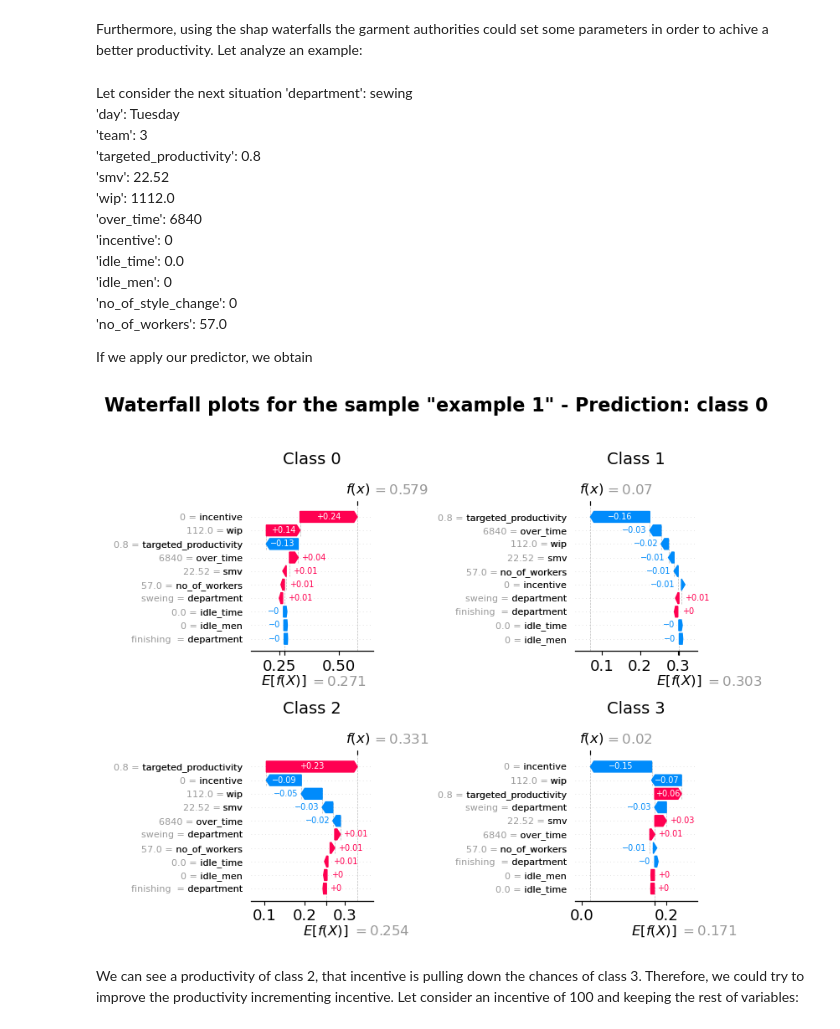
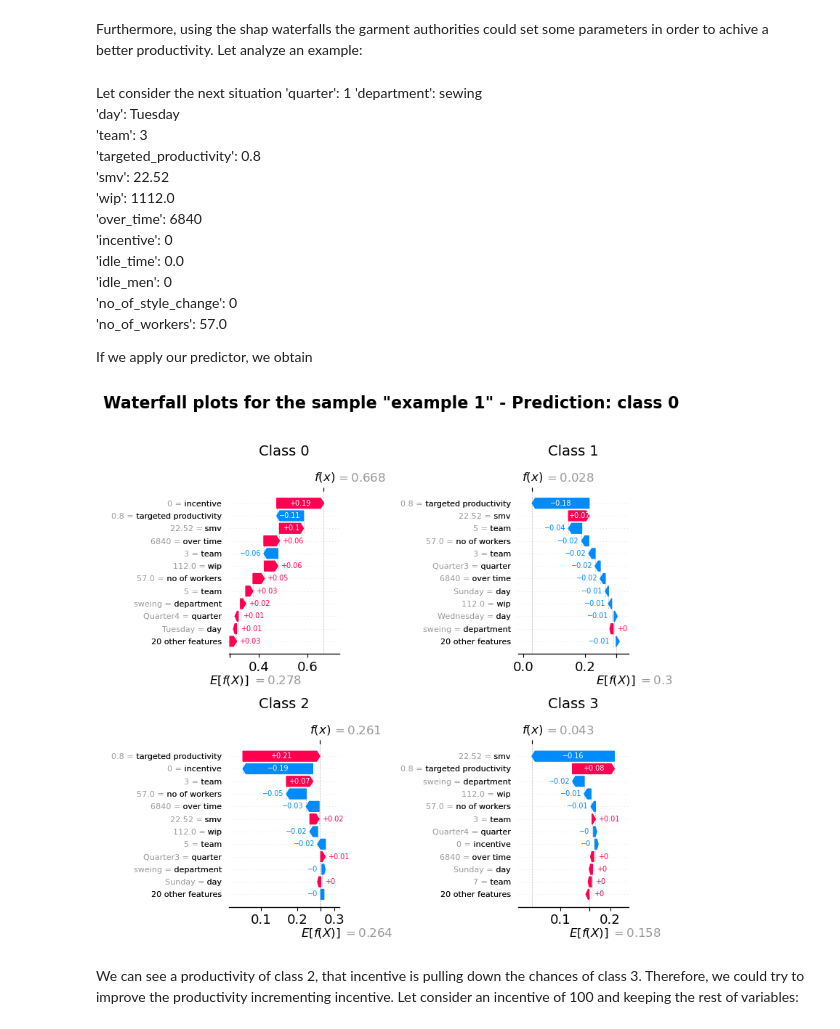
Before and after one commit to gabarosky/productivity_garmet_industry, a Jupyter notebook: notebooks/initial.ipynb, the cells around one changed output. Drawn from its saved outputs; the diff is of its cells as text; code cells hidden in the pictures.

```diff
--- a/notebooks/initial.ipynb
+++ b/notebooks/initial.ipynb
@@ -250,3 +252,5 @@ sewing_monthly
+# %%
+df['quarter'] = df['quarter'].str.replace('Quarter', '')
 # %% [markdown]
 ### Data limitations
 # %% [markdown]
@@ -843,11 +847,11 @@ target = 'prod_cat'
 
 # Define categorical columns
 categorical_cols = [
-    'department'
+    'department', 'day', 'team', 'quarter'
 ]
 
 # Define numerical columns
-numeric_cols = ['targeted_productivity',
+numeric_cols = ['targeted_productivity',  'no_of_style_change',
                 'smv', 'wip', 'over_time',
                 'incentive', 'idle_time', 'idle_men',
                 'no_of_workers']
@@ -1124,13 +1130,10 @@ importances = final_model.feature_importances_
 feature_names = best_model.named_steps["preprocess"].get_feature_names_out()
 display_names=[]
 for feat_name in feature_names:
-    # Intentar extraer el nombre base (ej: "num__edad" → "edad", "cat__depto_A" → "depto")
-    base_name = feat_name.split("__")[-1]          # quita prefijo num__ o cat__
-    # base_name = base_name.split("_")[0]             # quita sufijo OHE si aplica
+    base_name = feat_name.split("__")[-1]          # quit prefix num__ o cat__
     if base_name in df.columns:
-         display_names.append(f"{base_name}")
+         display_names.append(base_name.replace("_", " "))
     else:
-        # parts = base_name.split('_', 1)
         display_names.append(base_name.replace("_", " "))  # fallback al nombre transformado
 
 
@@ -1217,9 +1220,9 @@ def plot_waterfall(sample, preprocessor, model, explainer,sample_name=''):
             # If the name is a feature from the original dataframe
             value = sample[base_name].iloc[0]
             display_data.append(value)
-            display_names.append(f"{base_name}")
+            display_names.append(base_name.replace("_", " "))
         else:
-            # If the name isn't a feature from the original dataframe, then the name is name and value OHE
+            # If the name isn't a feature from the original dataframe
             parts = base_name.split('_', 1)
             display_data.append(parts[1])
             display_names.append(f"{parts[0]}")
@@ -1438,6 +1441,7 @@ Lift: 47.19%
 Furthermore, using the shap waterfalls the garment authorities could set some parameters in order to achive a better productivity. Let analyze an example:
 # %% [markdown]
 Let consider the next situation
+    'quarter': 1
     'department': sewing
     'day': Tuesday
     'team': 3
@@ -1454,38 +1458,42 @@ Let consider the next situation
 If we apply our predictor, we obtain
 # %%
 data = {
+    'quarter' : ['Quarter1'],
     'department': ['sweing'],
+    'day': ['Tuesday'],
+    'team': [3],
     'targeted_productivity': [0.8],
     'smv': [22.52],
     'wip': [112.0],
     'over_time': [6840],
     'incentive': [0],
     'idle_time': [0.0],
     'idle_men': [0],
+    'no_of_style_change': [0],
     'no_of_workers': [57.0]
 }
 
 #finishing	Monday	6	0.75	2.9	0.0	960	0	0.0	0	0	8.0
 #sewing	Tuesday	3	0.8	22.52	1112.0	6840	100	0.0	0	0	57.0
 
 categorical_cols = [
     'department'
 ]
 
 # Define numerical columns
 numeric_cols = ['targeted_productivity',
                 'smv', 'wip', 'over_time',
                 'incentive', 'idle_time', 'idle_men',
                 'no_of_workers']
 
 
 # Creamos el DataFrame
 df_sample = pd.DataFrame(data)
 
 
 plot_waterfall(df_sample,preprocessor, final_model, explainer,'"example 1"')
 # %% [output]
-[figure, old version]
+[figure, new version]
 # %% [markdown]
 We can see a productivity of class 2, that incentive is pulling down the chances of class 3. Therefore, we could try to improve the productivity incrementing incentive. Let consider an incentive of 100 and keeping the rest of variables:
 # %%
```
Also changed, not shown: parts of 21 cells of this notebook.
